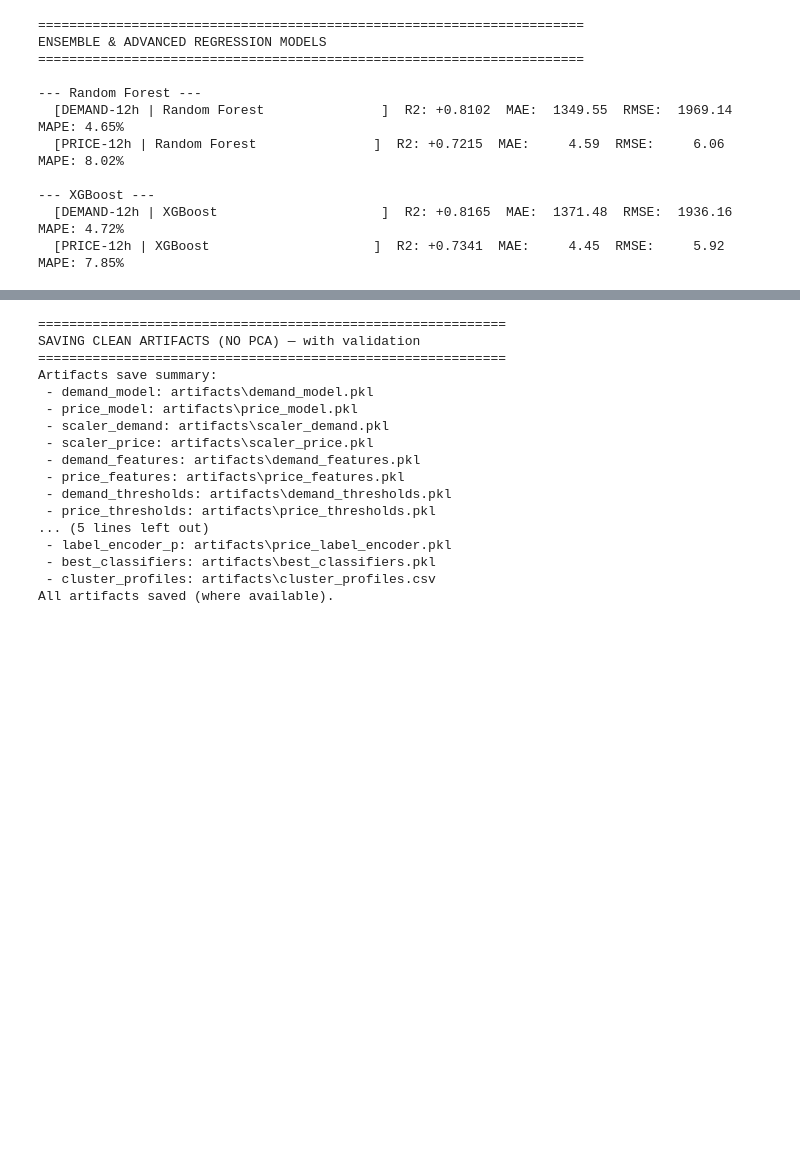
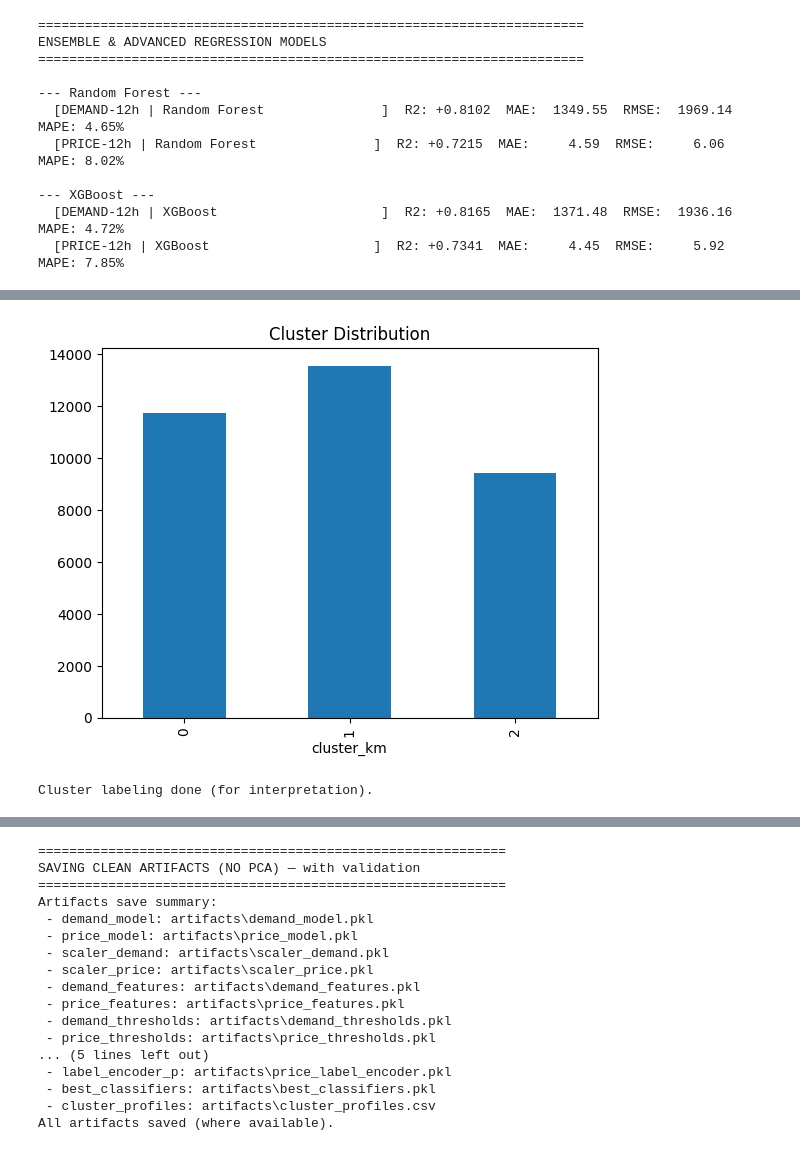
Before and after one commit to UrooshMaryam06/Mental_Digital_Twin, a Jupyter notebook: colab_modeltraining_v4.ipynb, the cells around one changed output, grey strips where cells are left out. Drawn from its saved outputs; the diff is of its cells as text; code cells hidden in the pictures; blank space fills up the shorter version.

```diff
--- a/colab_modeltraining_v4.ipynb
+++ b/colab_modeltraining_v4.ipynb
@@ -609,0 +407,26 @@ Cluster labeling done (for interpretation).
+# %%
+
+# -------------------------------
+# 7. Cluster distribution
+# -------------------------------
+df_12h['cluster_km'].value_counts().sort_index().plot(kind='bar')
+plt.title("Cluster Distribution")
+plt.show()
+
+# -------------------------------
+# 8. Interpretation helper (optional but powerful)
+# -------------------------------
+def interpret_cluster(row):
+    if row['demand_12h'] < df_12h['demand_12h'].quantile(0.33):
+        return "Low Demand Regime"
+    elif row['demand_12h'] < df_12h['demand_12h'].quantile(0.66):
+        return "Medium Demand Regime"
+    else:
+        return "High Demand Regime"
+
+df_12h['cluster_label'] = df_12h.apply(interpret_cluster, axis=1)
+
+print("\nCluster labeling done (for interpretation).")
+# %% [output]
+[figure, added]
+Cluster labeling done (for interpretation).
```
Also changed, not shown: parts of 10 cells of this notebook, 13 other files.
